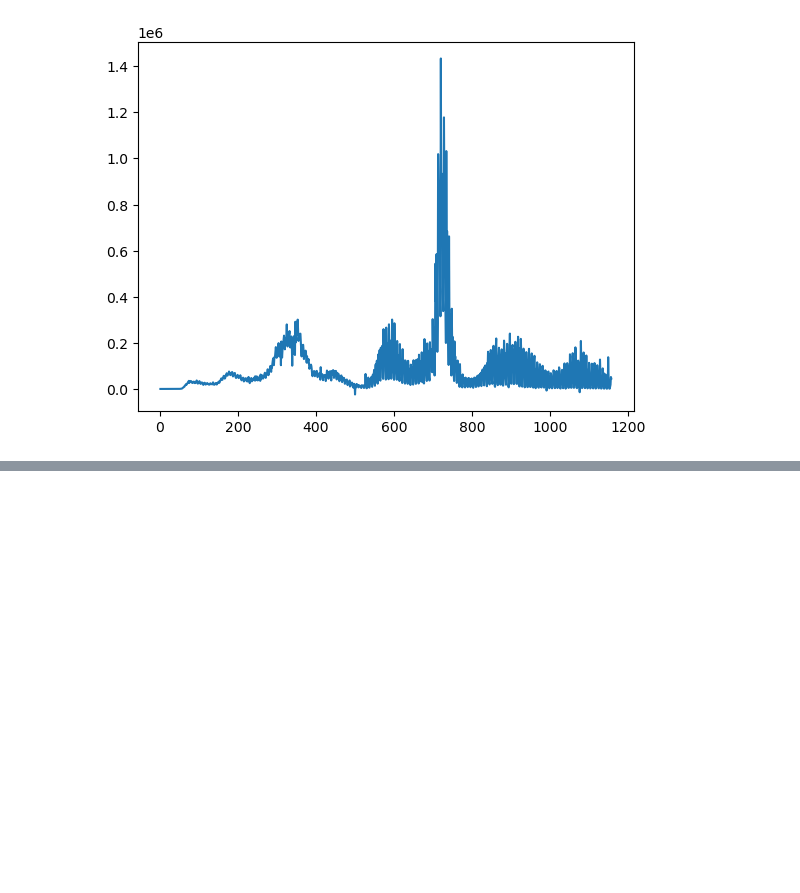
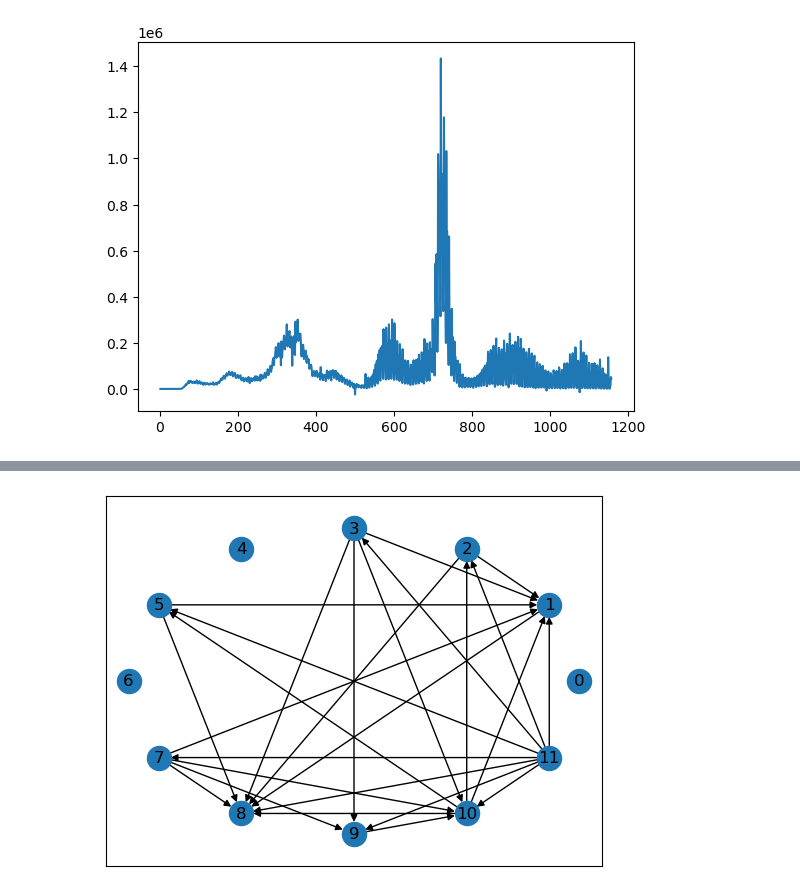
Before and after one commit to CalvinRoth/CovidEmotionsProject, a Jupyter notebook: project.ipynb, the cells around one changed output, grey strips where cells are left out. Cells and saved outputs as stored; diff of their text form; code cells hidden in the pictures; blank space fills up the shorter version.

```diff
--- a/project.ipynb
+++ b/project.ipynb
@@ -104,0 +129,26 @@ day2 = datetime.date(2021,5,11)
+# %%
+z_mat = np.zeros((12,12,129), dtype=np.complex64)
+keys = {0 : (1/max_tweet_day) * twitter_data["-2_sent"],
+        1 : (1/max_tweet_day) * twitter_data["-1_sent"],
+        2 : (1/max_tweet_day) * twitter_data["0_sent"],
+        3 : (1/max_tweet_day) * twitter_data["1_sent"],
+        4 : (1/max_tweet_day) * twitter_data["2_sent"],
+        5 : (1/max_tweet_day) * twitter_data["N"],
+        6 : (1/max_tweet_day) * twitter_data["S"],
+        7 : (1/max_tweet_day) * twitter_data["H"],
+        8 : (1/max_tweet_day) * twitter_data["A"],
+        9 : (1/max_tweet_day) * twitter_data["F"],
+        10 : (1/max_covid_day) * covid_data["daily_cases"][8:865],
+        11 : (1/max_death_day) * covid_data["daily_death"][8:865]}
+# %%
+for i in range(12):
+    for j in range(12):
+        freq, z = csd(keys[i], keys[j])
+        z_mat[i,j,:] = z
+# %%
+mean_real_part = np.zeros((12,12))
+mean_imag_part = np.zeros((12,12))
+for i in range(12):
+    for j in range(12):
+        mean_real_part[i,j] = np.mean([np.real(k) for k in z_mat[i,j,:]] )
+        mean_imag_part[i,j] = np.mean([np.imag(k) for k in z_mat[i,j,:]] )
@@ -104,0 +179,14 @@ day2 = datetime.date(2021,5,11)
+# %%
+graph_iter_0 = np.zeros((12,12))
+thres_rl = 2e-4
+thres_im = 1e-5
+for i in range(12):
+    for j in range(12):
+        if(mean_real_part[i,j] > thres_rl and mean_imag_part[i,j] > thres_im):
+            graph_iter_0[i,j] = 1
+# %%
+G = nx.DiGraph(graph_iter_0)
+ly = nx.circular_layout(G)
+nx.draw_networkx(G, pos=ly)
+# %% [output]
+[figure, added]
```
Also changed, not shown: parts of 19 cells of this notebook.
